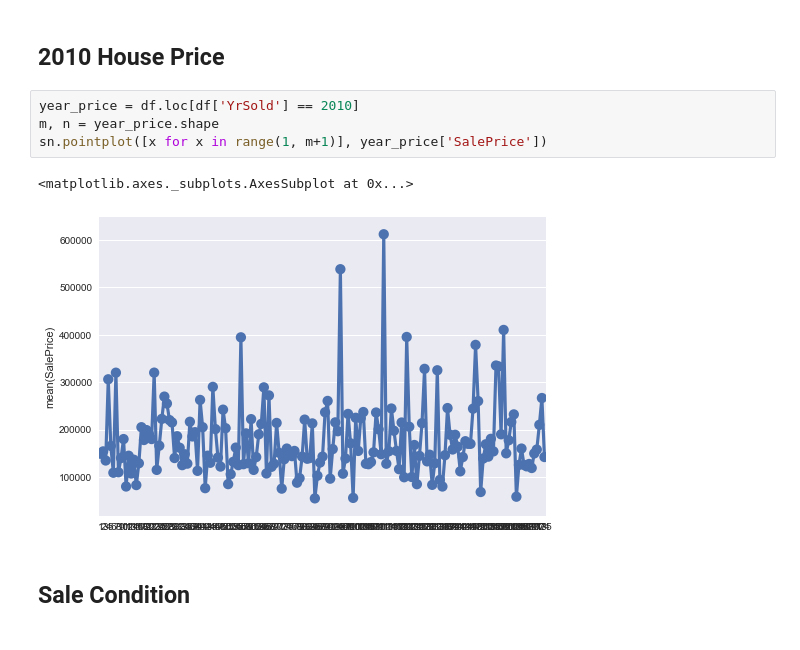
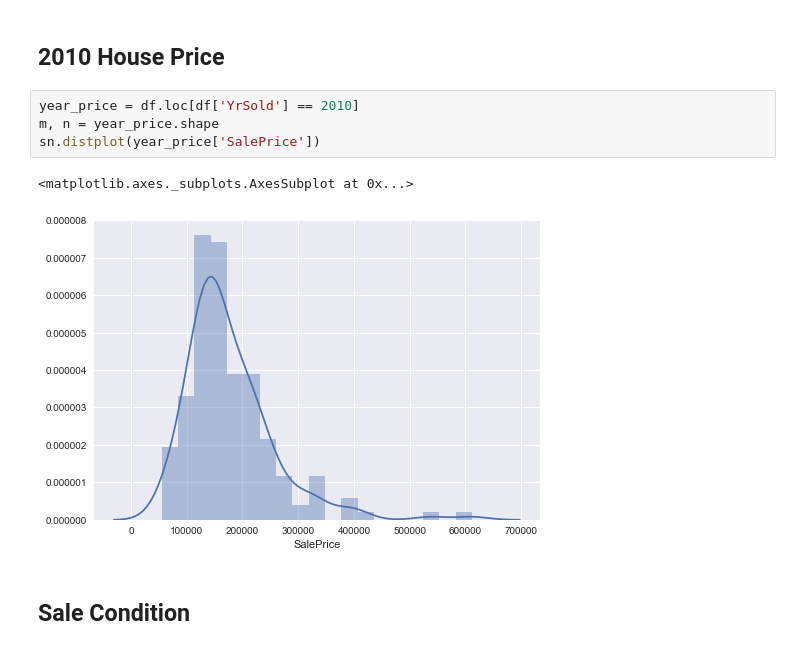
Before and after one commit to AngeloK/house-price-prediction, a Jupyter notebook: main-notebook.ipynb, the cells around one changed output. Saved outputs shown, nothing was run; the diff lists cells and outputs as text.

```diff
--- a/main-notebook.ipynb
+++ b/main-notebook.ipynb
@@ -64,10 +65,10 @@ sn.pointplot([x for x in range(1, m+1)], year_price['SalePrice'])
 # %%
 year_price = df.loc[df['YrSold'] == 2010]
 m, n = year_price.shape
-sn.pointplot([x for x in range(1, m+1)], year_price['SalePrice'])
+sn.distplot(year_price['SalePrice'])
 # %% [output]
 <matplotlib.axes._subplots.AxesSubplot at 0x...>
-[figure, old version]
+[figure, new version]
 # %% [markdown]
 ## Sale Condition
 # %%
```
Also changed, not shown: parts of 4 cells of this notebook.
